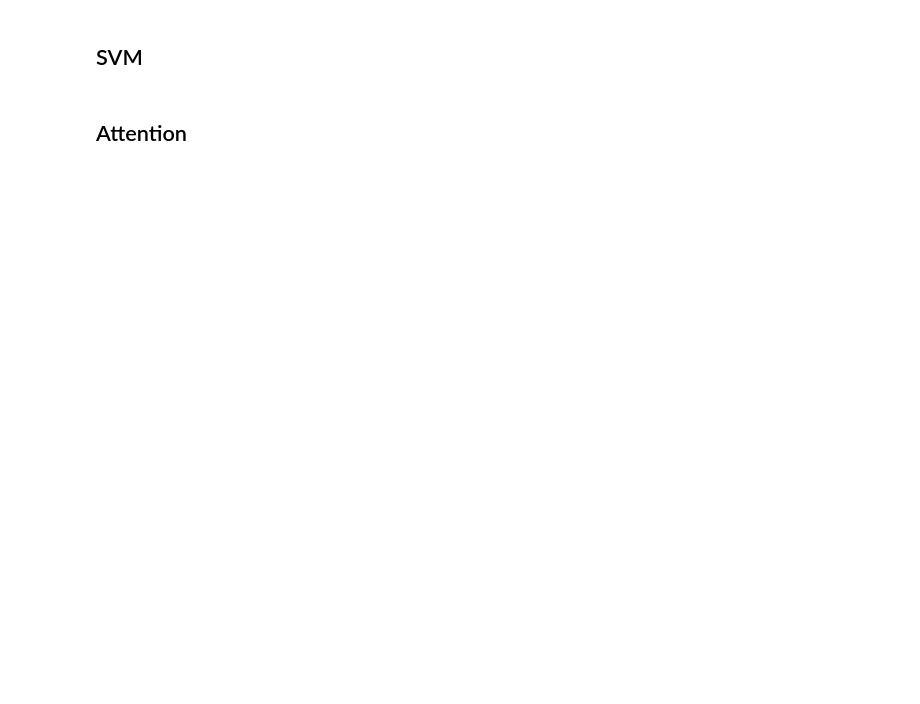
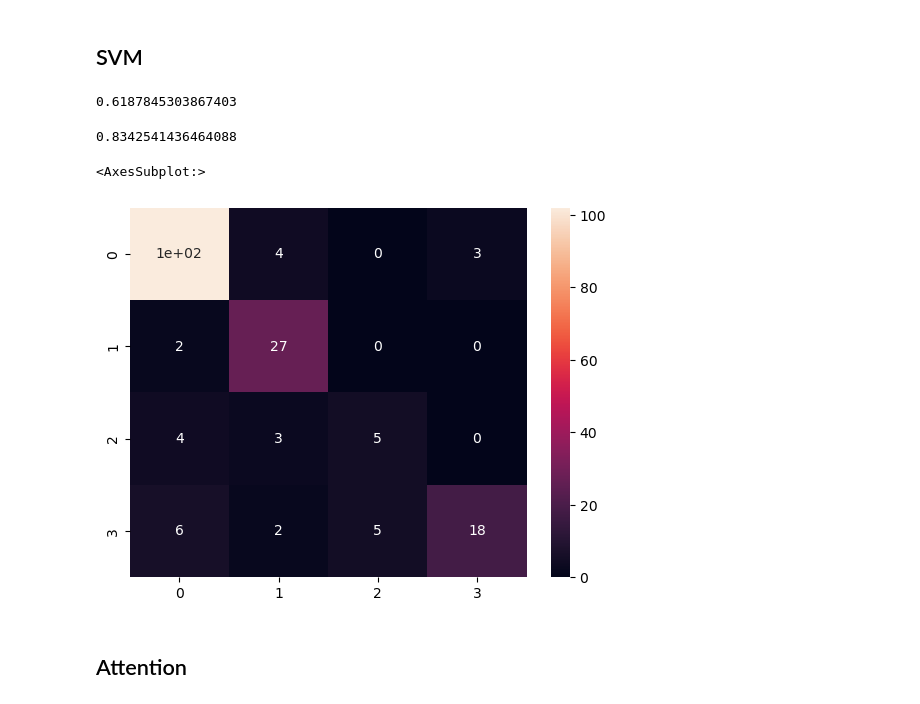
Before and after one commit to jordanIAxelrod/MaterialsGenomeInitiative, a Jupyter notebook: src/main.ipynb, the cells around one changed output. Saved outputs shown, nothing was run; the diff lists cells and outputs as text; code cells hidden in the pictures; blank space fills up the shorter version.

```diff
--- a/src/main.ipynb
+++ b/src/main.ipynb
@@ -161,4 +210,30 @@ std : 0.02297970645644795
 # %% [markdown]
 ## SVM
+# %%
+from sklearn.svm import SVC
+
+svm_model = SVC()
+svm_model.fit(X_train, y_train)
+svm_model.score(X_val, y_val)
+# %% [output]
+0.6187845303867403
+# %%
+param_grid_svm = {
+    'C': [0.001, 0.01, 0.1, 1, 10, 100, 1000],
+    'gamma': [1, 0.1, 0.01, 0.001, 0.0001, 'scale']
+}
+
+svm_grid = GridSearchCV(SVC(), param_grid_svm, refit=True, n_jobs=-1)
+svm_grid.fit(X_train, y_train)
+svm_grid.score(X_val, y_val)
+# %% [output]
+0.8342541436464088
+# %%
+y_pred = svm_grid.predict(X_val)
+cm = confusion_matrix(y_val, y_pred)
+sns.heatmap(cm, annot=True)
+# %% [output]
+<AxesSubplot:>
+[figure, added]
 # %% [markdown]
 ## Attention
```
Also changed, not shown: parts of 47 cells of this notebook, 1 other file.
